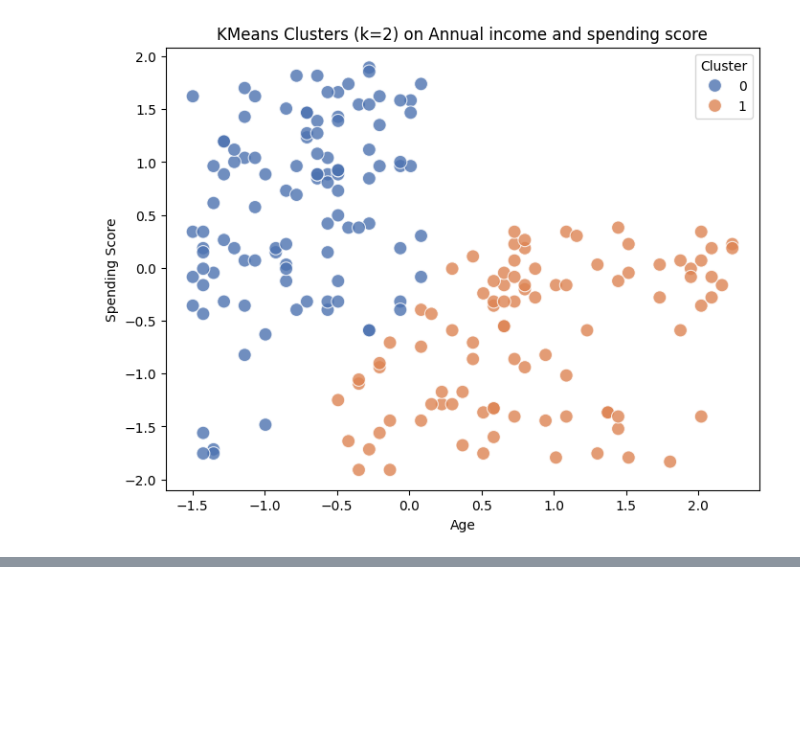
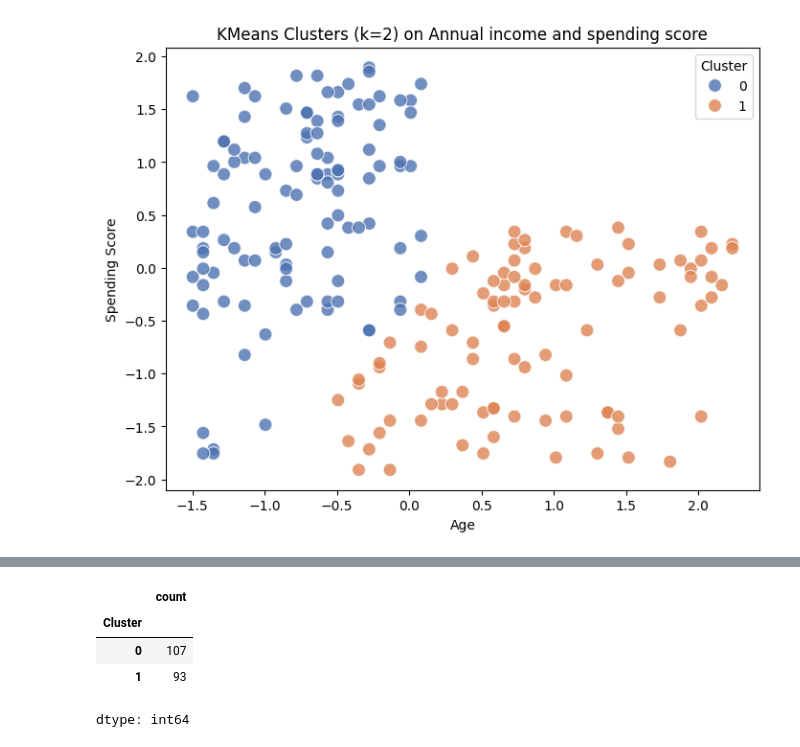
Before and after one commit to MogaveeraSahil/ML_Lab, a Jupyter notebook: ML_Lab_Exam.ipynb, the cells around one changed output, grey strips where cells are left out. Saved outputs shown, nothing was run; the diff lists cells and outputs as text; code cells hidden in the pictures; blank space fills up the shorter version.

```diff
--- a/ML_Lab_Exam.ipynb
+++ b/ML_Lab_Exam.ipynb
@@ -168,0 +177,8 @@ See the caveats in the documentation: https://pandas.pydata.org/pandas-docs/stab
+# %%
+display(training_set2['Cluster'].value_counts())
+# %% [output]
+|  | count |
+| Cluster |  |
+| 0 | 107 |
+| 1 | 93 |
+dtype: int64
```
Also changed, not shown: parts of 1 cell of this notebook.
